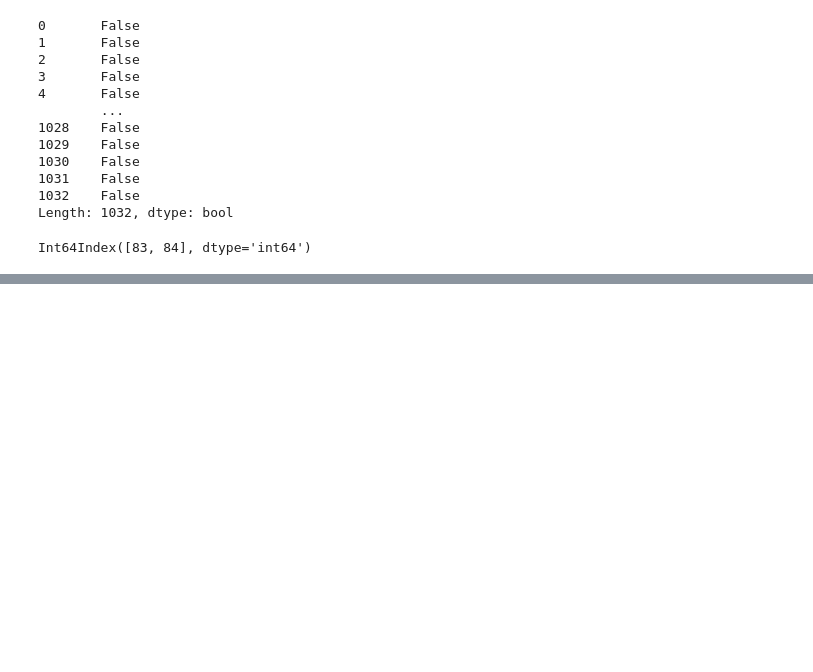
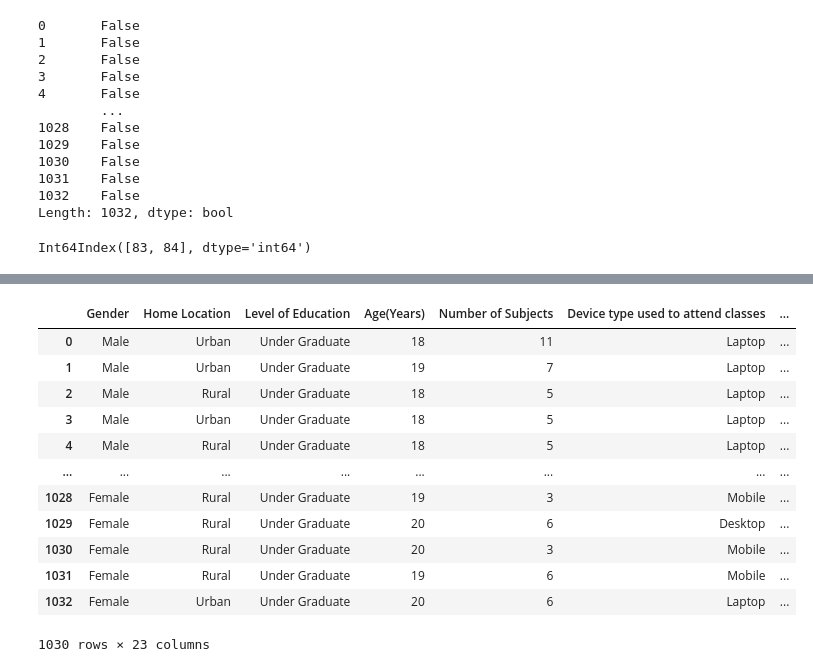
Before and after one commit to BugYale/Data-science-PMA, a Jupyter notebook: PMA.ipynb, the cells around one changed output, grey strips where cells are left out. Cells and saved outputs as stored; diff of their text form; code cells hidden in the pictures; blank space fills up the shorter version.

```diff
--- a/PMA.ipynb
+++ b/PMA.ipynb
@@ -89,0 +72,19 @@ dtype: int64
+# %%
+# 将该列中的'Nov-20'改成'11-20'，与其他范围的格式统一
+df['Average marks scored before pandemic in traditional classroom'].replace('Nov-20', '11-20', inplace=True)
+
+df
+# %% [output]
+|  | Gender | Home Location | Level of Education | Age(Years) | Number of Subjects | Device type used to attend classes | ... |
+| 0 | Male | Urban | Under Graduate | 18 | 11 | Laptop | ... |
+| 1 | Male | Urban | Under Graduate | 19 | 7 | Laptop | ... |
+| 2 | Male | Rural | Under Graduate | 18 | 5 | Laptop | ... |
+| 3 | Male | Urban | Under Graduate | 18 | 5 | Laptop | ... |
+| 4 | Male | Rural | Under Graduate | 18 | 5 | Laptop | ... |
+| ... | ... | ... | ... | ... | ... | ... | ... |
+| 1028 | Female | Rural | Under Graduate | 19 | 3 | Mobile | ... |
+| 1029 | Female | Rural | Under Graduate | 20 | 6 | Desktop | ... |
+| 1030 | Female | Rural | Under Graduate | 20 | 3 | Mobile | ... |
+| 1031 | Female | Rural | Under Graduate | 19 | 6 | Mobile | ... |
+| 1032 | Female | Urban | Under Graduate | 20 | 6 | Laptop | ... |
+1030 rows × 23 columns
```
Also changed, not shown: parts of 1 cell of this notebook.
